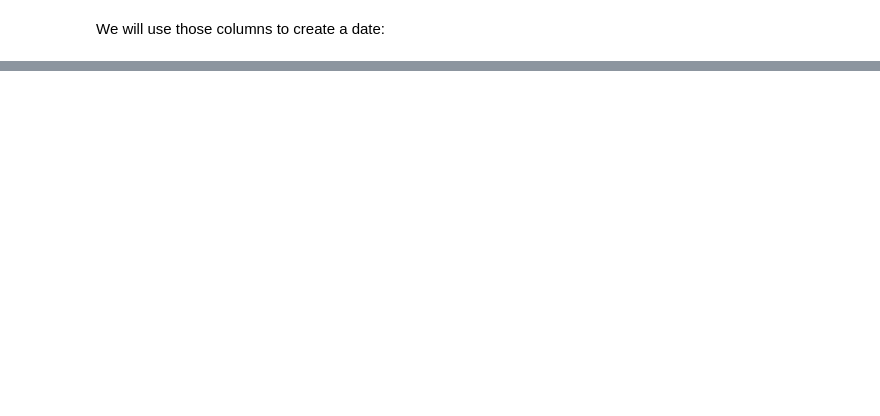
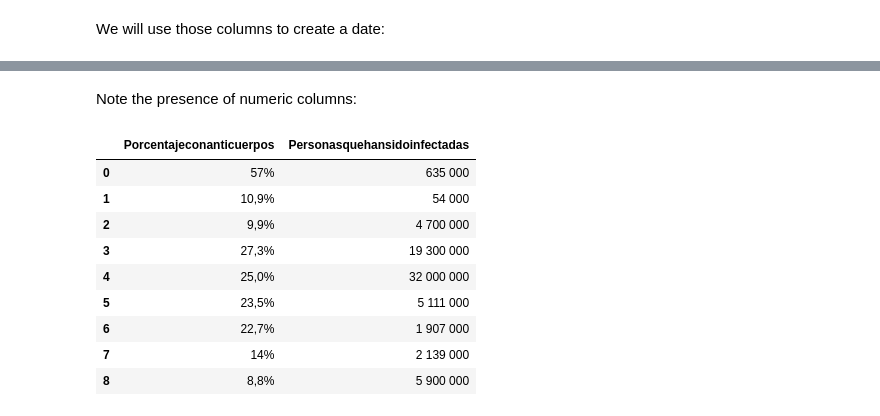
Before and after one commit to PythonVersusR/OperationsFormatting, a Jupyter notebook: FormattingDate.ipynb, the cells around one changed output, grey strips where cells are left out. Cells and saved outputs as stored; diff of their text form; code cells hidden in the pictures; blank space fills up the shorter version.

```diff
--- a/FormattingDate.ipynb
+++ b/FormattingDate.ipynb
@@ -138,0 +339,6 @@ pd.to_datetime(dict(year=covidDF.fecha1_anho, month=covidDF.fecha1_mes, day=covi
+# %%
+# creating the column
+covidDF['newDate']=pd.to_datetime(dict(year=covidDF.fecha1_anho, month=covidDF.fecha1_mes, day=covidDF.fecha1_dia))
+
+# so far
+covidDF.head()
@@ -138,0 +375,15 @@ pd.to_datetime(dict(year=covidDF.fecha1_anho, month=covidDF.fecha1_mes, day=covi
+# %% [markdown]
+Note the presence of numeric columns:
+# %%
+covidDF.loc[:,['Porcentajeconanticuerpos','Personasquehansidoinfectadas']]
+# %% [output]
+|  | Porcentajeconanticuerpos | Personasquehansidoinfectadas |
+| 0 | 57% | 635 000 |
+| 1 | 10,9% | 54 000 |
+| 2 | 9,9% | 4 700 000 |
+| 3 | 27,3% | 19 300 000 |
+| 4 | 25,0% | 32 000 000 |
+| 5 | 23,5% | 5 111 000 |
+| 6 | 22,7% | 1 907 000 |
+| 7 | 14% | 2 139 000 |
+| 8 | 8,8% | 5 900 000 |
```
Also changed, not shown: parts of 34 cells of this notebook, 3 other files.
